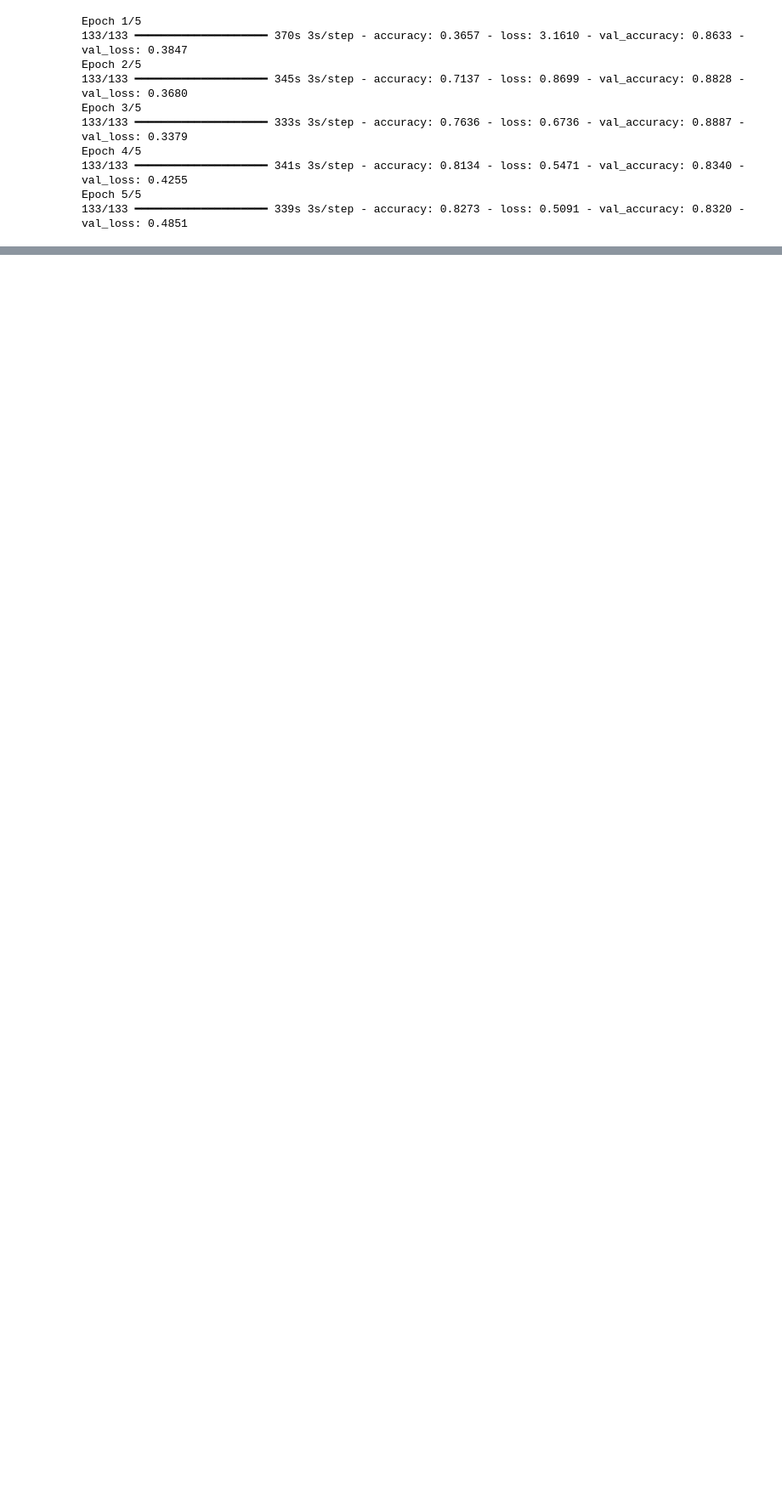
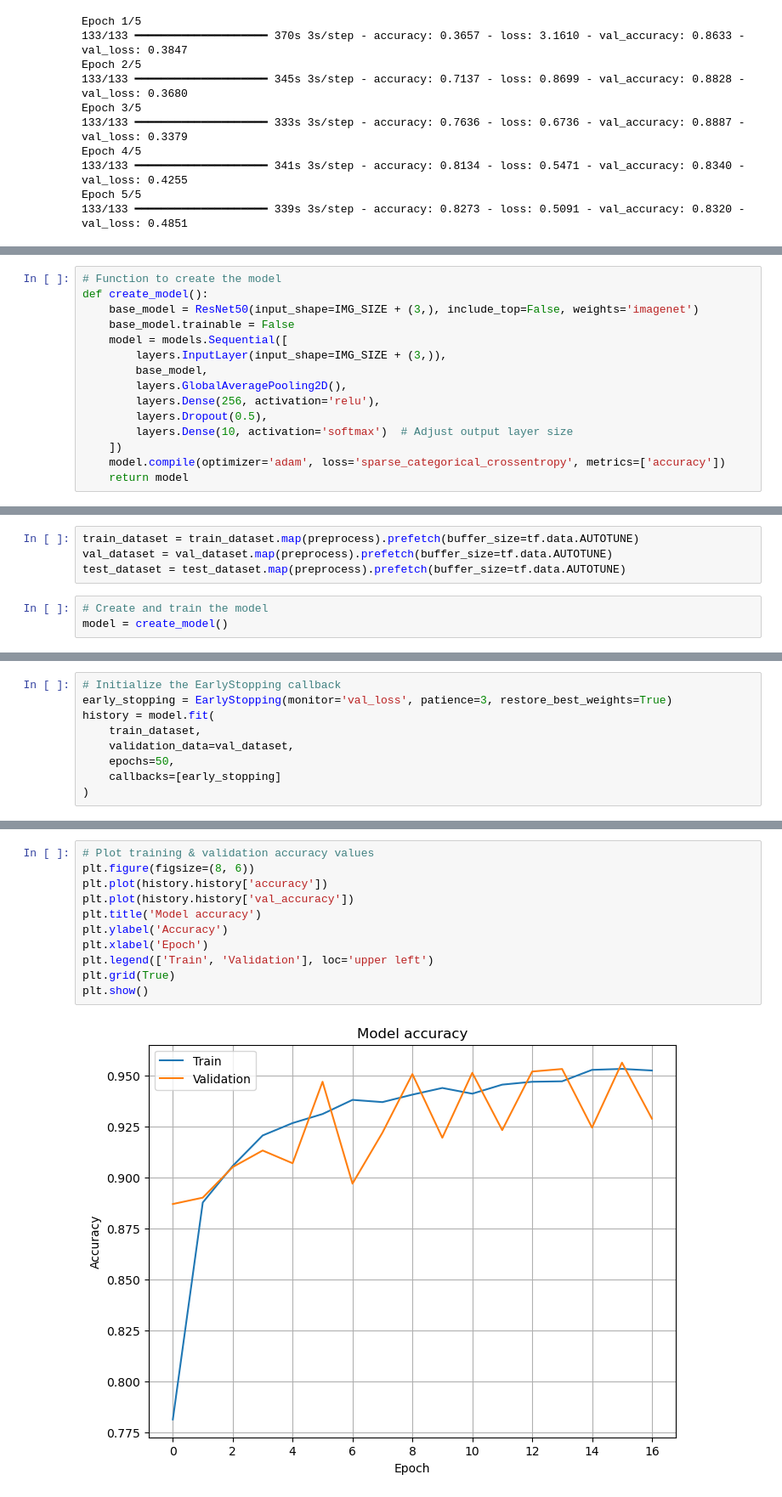
Before and after one commit to KeyMoney22/Plant_disease_classification-, a Jupyter notebook: tomato_disease_detection.ipynb, the cells around one changed output, grey strips where cells are left out. Shown at 85% size. Saved outputs shown, nothing was run; the diff lists cells and outputs as text; blank space fills up the shorter version.

```diff
--- a/tomato_disease_detection.ipynb
+++ b/tomato_disease_detection.ipynb
@@ -1061,0 +1087,15 @@ plt.show()
+# %%
+# Function to create the model
+def create_model():
+    base_model = ResNet50(input_shape=IMG_SIZE + (3,), include_top=False, weights='imagenet')
+    base_model.trainable = False
+    model = models.Sequential([
+        layers.InputLayer(input_shape=IMG_SIZE + (3,)),
+        base_model,
+        layers.GlobalAveragePooling2D(),
+        layers.Dense(256, activation='relu'),
+        layers.Dropout(0.5),
+        layers.Dense(10, activation='softmax')  # Adjust output layer size
+    ])
+    model.compile(optimizer='adam', loss='sparse_categorical_crossentropy', metrics=['accuracy'])
+    return model
@@ -1061,0 +1126,7 @@ plt.show()
+# %%
+train_dataset = train_dataset.map(preprocess).prefetch(buffer_size=tf.data.AUTOTUNE)
+val_dataset = val_dataset.map(preprocess).prefetch(buffer_size=tf.data.AUTOTUNE)
+test_dataset = test_dataset.map(preprocess).prefetch(buffer_size=tf.data.AUTOTUNE)
+# %%
+# Create and train the model
+model = create_model()
@@ -1061,0 +1155,9 @@ plt.show()
+# %%
+# Initialize the EarlyStopping callback
+early_stopping = EarlyStopping(monitor='val_loss', patience=3, restore_best_weights=True)
+history = model.fit(
+    train_dataset,
+    validation_data=val_dataset,
+    epochs=50,
+    callbacks=[early_stopping]
+)
@@ -1061,0 +1192,13 @@ plt.show()
+# %%
+# Plot training & validation accuracy values
+plt.figure(figsize=(8, 6))
+plt.plot(history.history['accuracy'])
+plt.plot(history.history['val_accuracy'])
+plt.title('Model accuracy')
+plt.ylabel('Accuracy')
+plt.xlabel('Epoch')
+plt.legend(['Train', 'Validation'], loc='upper left')
+plt.grid(True)
+plt.show()
+# %% [output]
+[figure, added]
```
Also changed, not shown: parts of 28 cells of this notebook.
